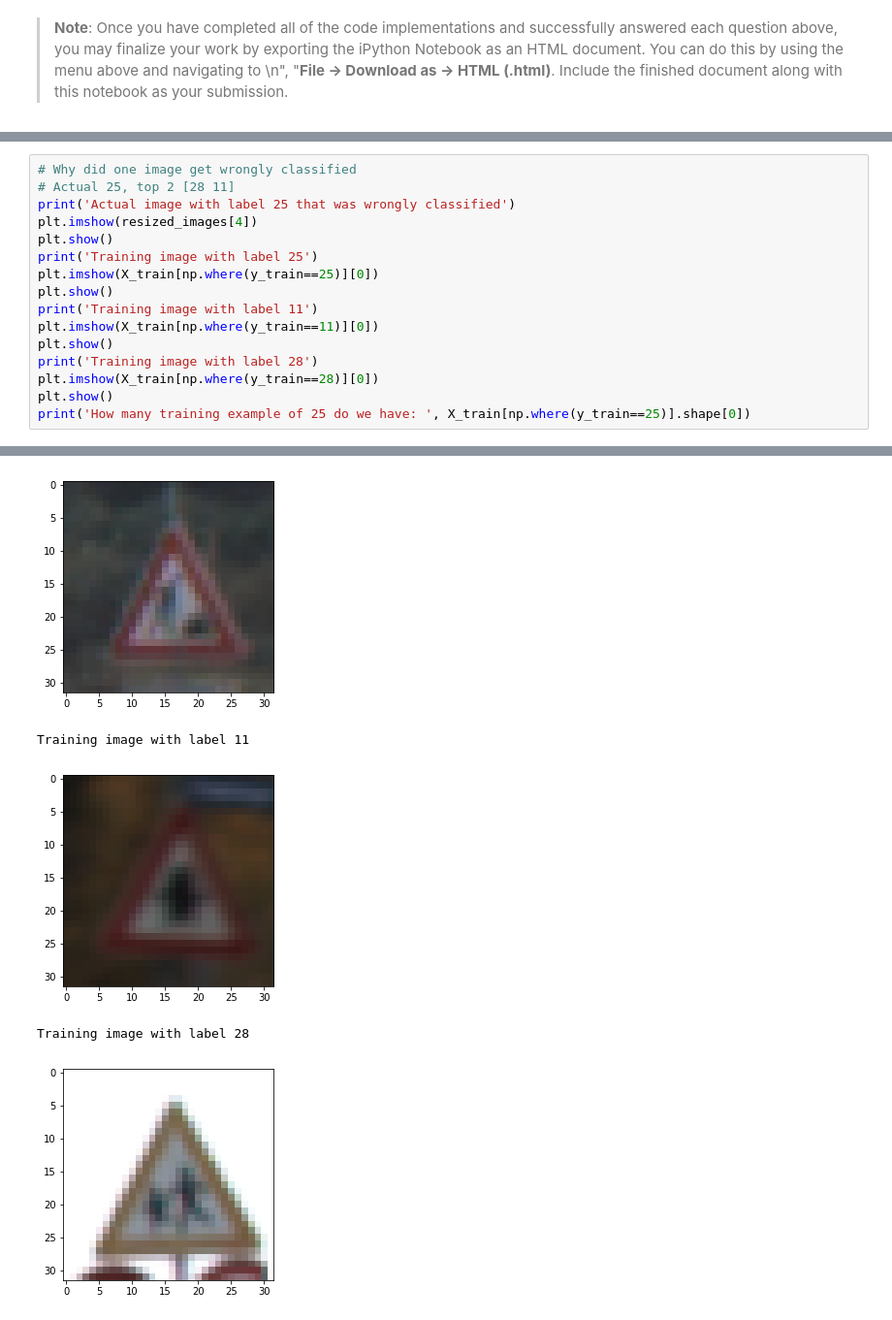
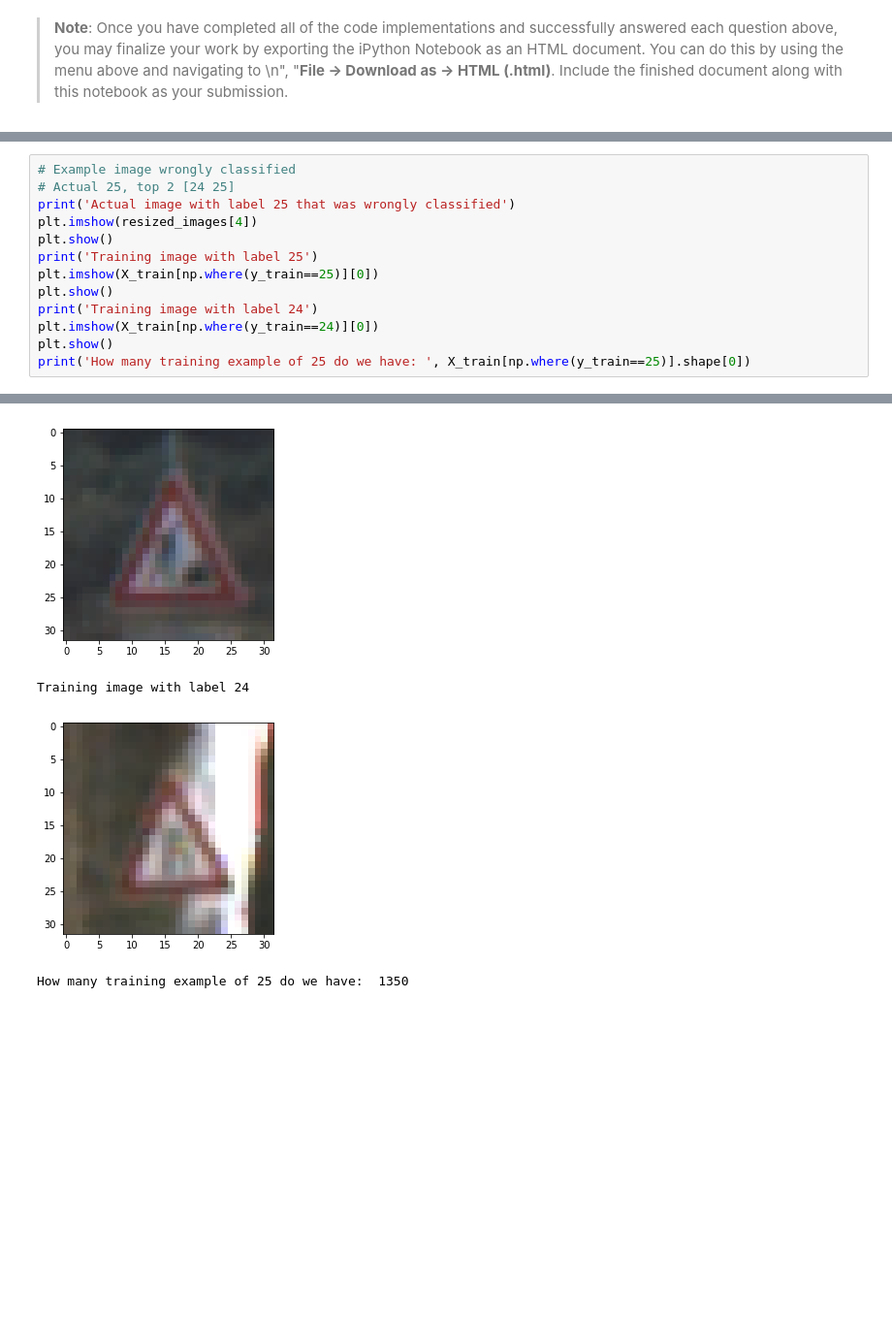
Before and after one commit to favetelinguis/udacity_self-driving_car, a Jupyter notebook: CarND-Traffic-Sign-Classifier-Project/Traffic_Sign_Classifier.ipynb, the cells around one changed output, grey strips where cells are left out. Shown at 97% size. Saved outputs shown, nothing was run; the diff lists cells and outputs as text; blank space fills up the shorter version.

```diff
--- a/CarND-Traffic-Sign-Classifier-Project/Traffic_Sign_Classifier.ipynb
+++ b/CarND-Traffic-Sign-Classifier-Project/Traffic_Sign_Classifier.ipynb
@@ -434,17 +478,14 @@ def outputFeatureMap(image_input, tf_activation, activation_min=-1, activation_m
 # %%
-# Why did one image get wrongly classified
-# Actual 25, top 2 [28 11]
+# Example image wrongly classified
+# Actual 25, top 2 [24 25]
 print('Actual image with label 25 that was wrongly classified')
 plt.imshow(resized_images[4])
 plt.show()
 print('Training image with label 25')
 plt.imshow(X_train[np.where(y_train==25)][0])
 plt.show()
-print('Training image with label 11')
-plt.imshow(X_train[np.where(y_train==11)][0])
-plt.show()
-print('Training image with label 28')
-plt.imshow(X_train[np.where(y_train==28)][0])
+print('Training image with label 24')
+plt.imshow(X_train[np.where(y_train==24)][0])
 plt.show()
 print('How many training example of 25 do we have: ', X_train[np.where(y_train==25)].shape[0])
 # %% [output]
@@ -452,7 +493,6 @@ Actual image with label 25
 [figure]
 Training image with label 25
 [figure]
-Training image with label 11
+Training image with label 24
-[figure, old version]
+[figure, new version]
-Training image with label 28
+How many training example of 25 do we have:  1350
-[figure, removed]
```
Also changed, not shown: parts of 21 cells of this notebook, 10 other files.
